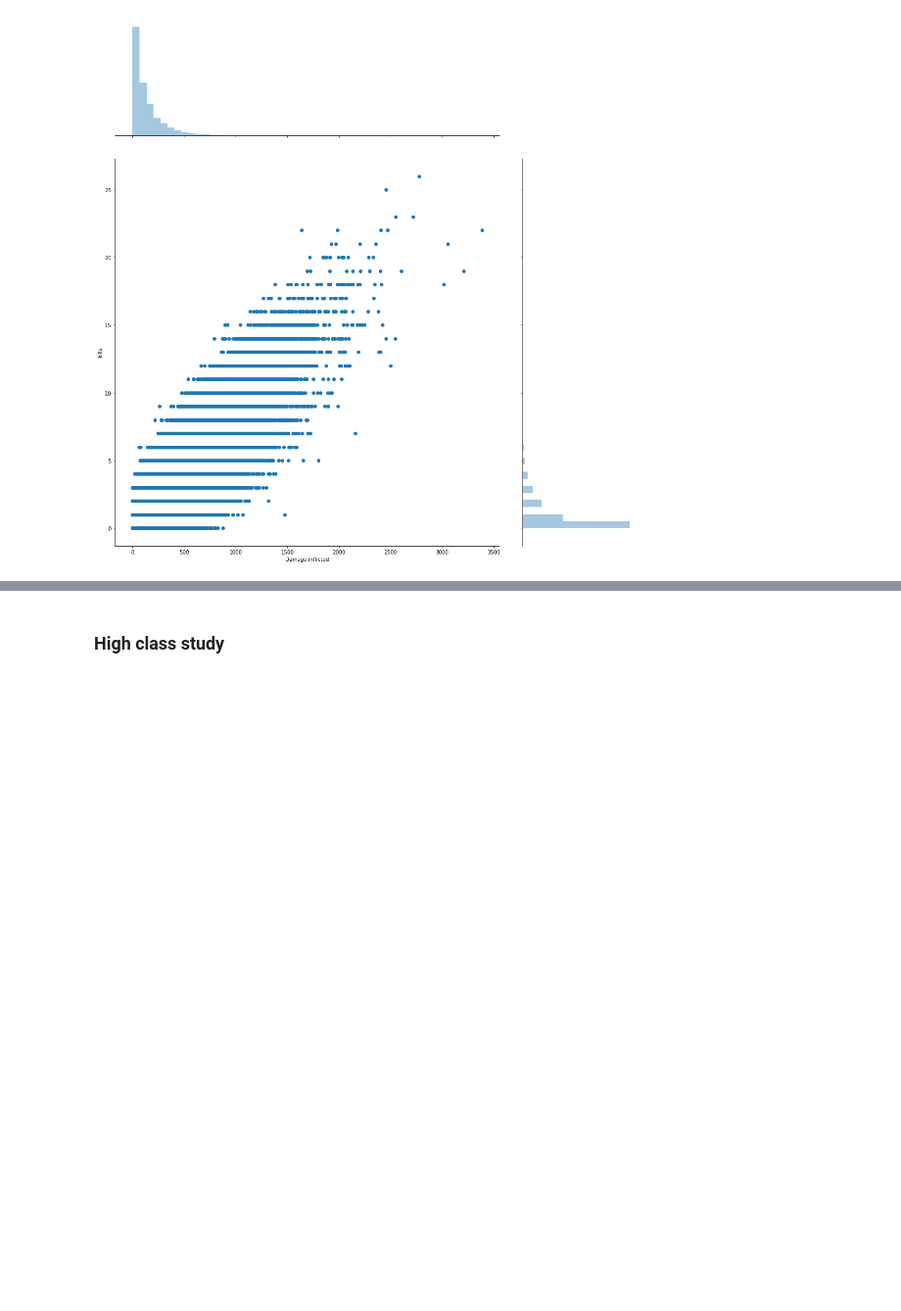
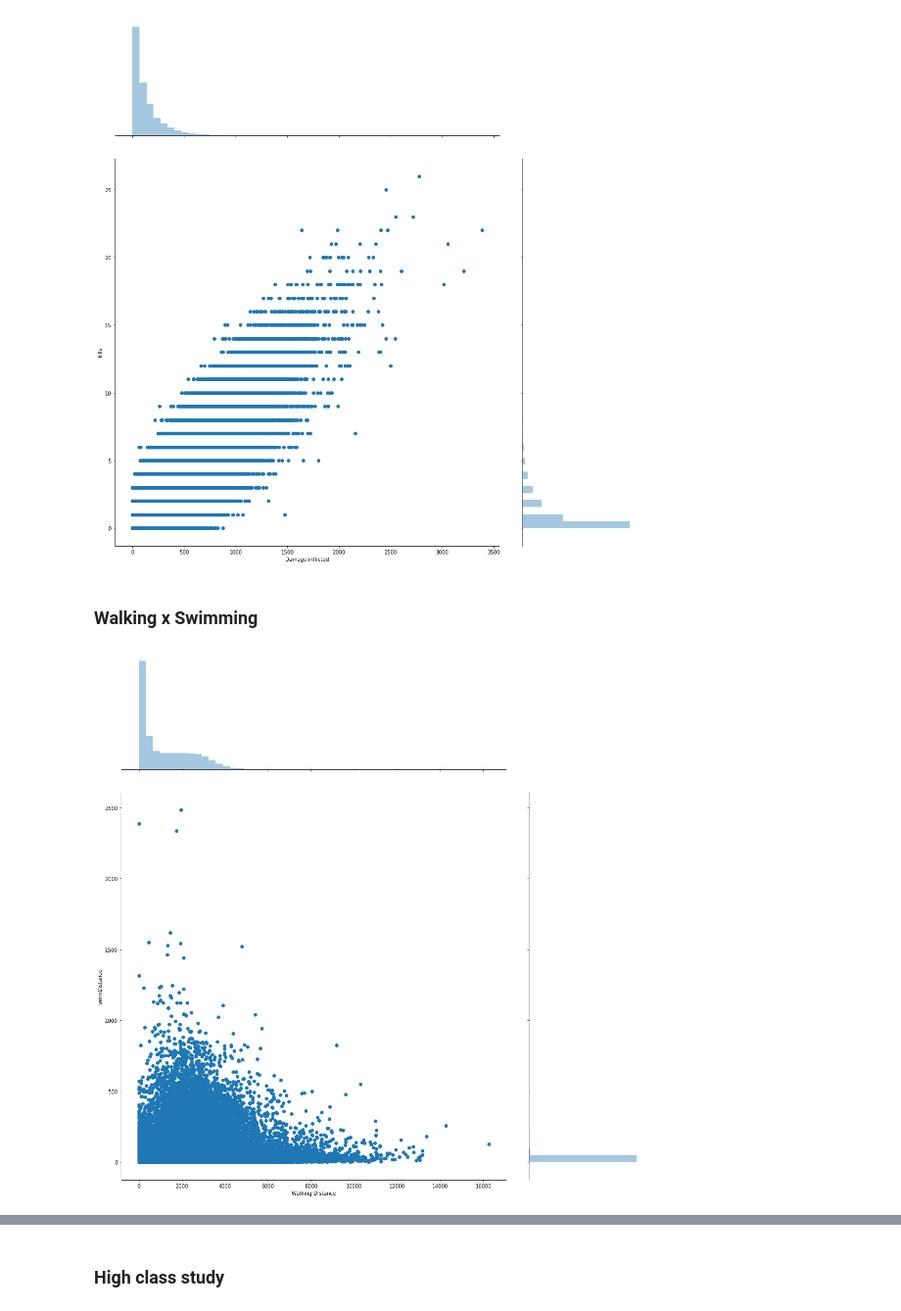
Before and after one commit to Villone96/PUBG-finish-placement-prediction, a Jupyter notebook: code/Advance_Machine_Learning_code.ipynb, the cells around one changed output, grey strips where cells are left out. Shown at 98% size. Drawn from its saved outputs; the diff is of its cells as text; code cells hidden in the pictures; blank space fills up the shorter version.

```diff
--- a/code/Advance_Machine_Learning_code.ipynb
+++ b/code/Advance_Machine_Learning_code.ipynb
@@ -154,7 +154,7 @@ def print_sns_hist(value, name):
     sns.distplot(value)
 
 def print_sns_join_plot(x_value, y_value, dataset):
-    sns.jointplot(x_value, y_value, typology_data, ratio=3, height=15)
+    sns.jointplot(x_value, y_value, dataset, ratio=3, height=15)
     plt.show()
 # %% [markdown]
 # Loading Data
@@ -237,3 +243,9 @@ print_sns_join_plot("walkDistance", "kills", typology_data)
 print_sns_join_plot("damageDealt", "kills", typology_data)
 # %% [output]
 [figure]
+# %% [markdown]
+### Walking x Swimming
+# %%
+print_sns_join_plot("walkDistance", "swimDistance", typology_data)
+# %% [output]
+[figure, added]
```
Also changed, not shown: parts of 11 cells of this notebook.
